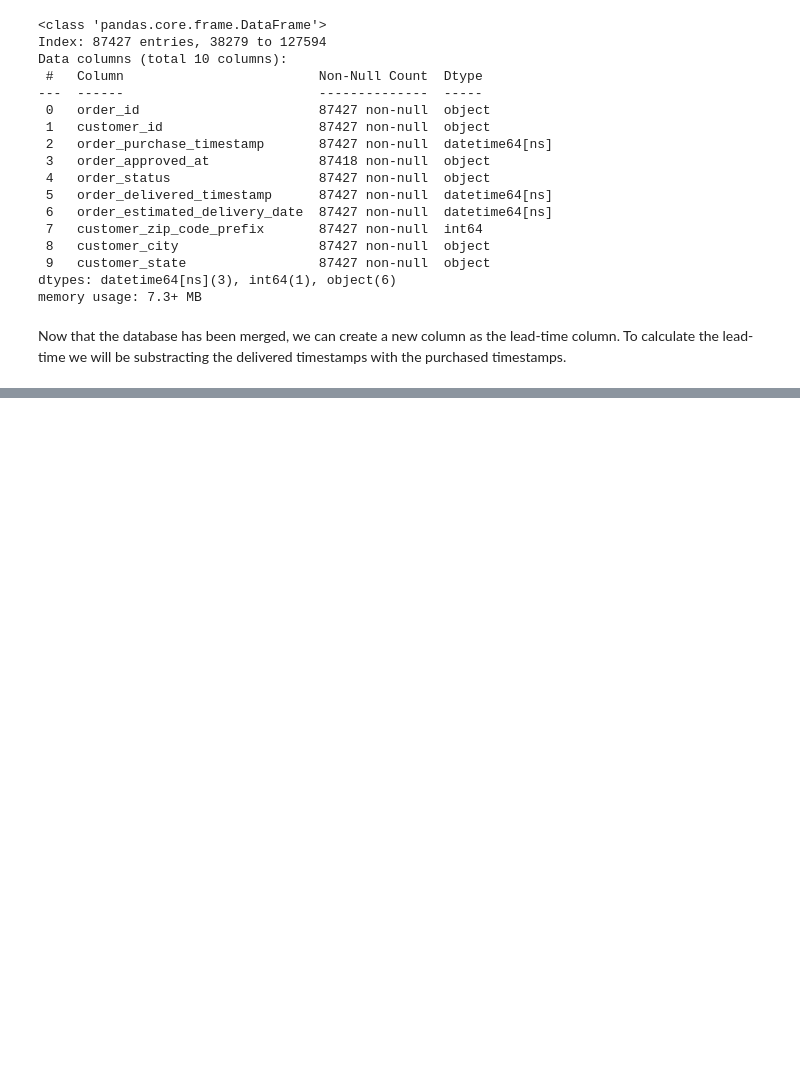
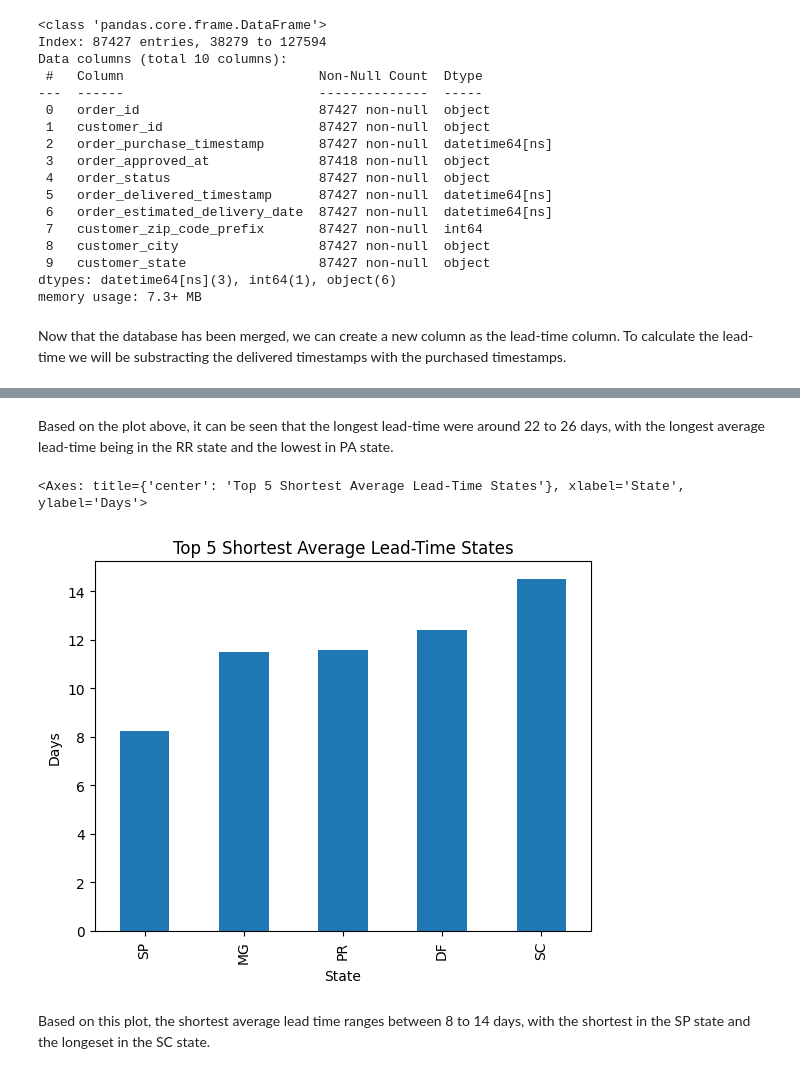
Before and after one commit to juanyeremia/ecommerce_sc_analysis, a Jupyter notebook: eda.ipynb, the cells around one changed output, grey strips where cells are left out. Cells and saved outputs as stored; diff of their text form; code cells hidden in the pictures; blank space fills up the shorter version.

```diff
--- a/eda.ipynb
+++ b/eda.ipynb
@@ -373,0 +382,14 @@ Name: lead_time, dtype: float64
+# %% [markdown]
+Based on the plot above, it can be seen that the longest lead-time were around 22 to 26 days, with the longest average lead-time being in the RR state and the lowest in PA state.
+# %%
+bottom_5_lead_time.plot(
+    kind="bar",
+    title="Top 5 Shortest Average Lead-Time States",
+    xlabel="State",
+    ylabel="Days"
+)
+# %% [output]
+<Axes: title={'center': 'Top 5 Shortest Average Lead-Time States'}, xlabel='State', ylabel='Days'>
+[figure, added]
+# %% [markdown]
+Based on this plot, the shortest average lead time ranges between 8 to 14 days, with the shortest in the SP state and the longeset in the SC state.
```
Also changed, not shown: parts of 10 cells of this notebook, 5 other files.
